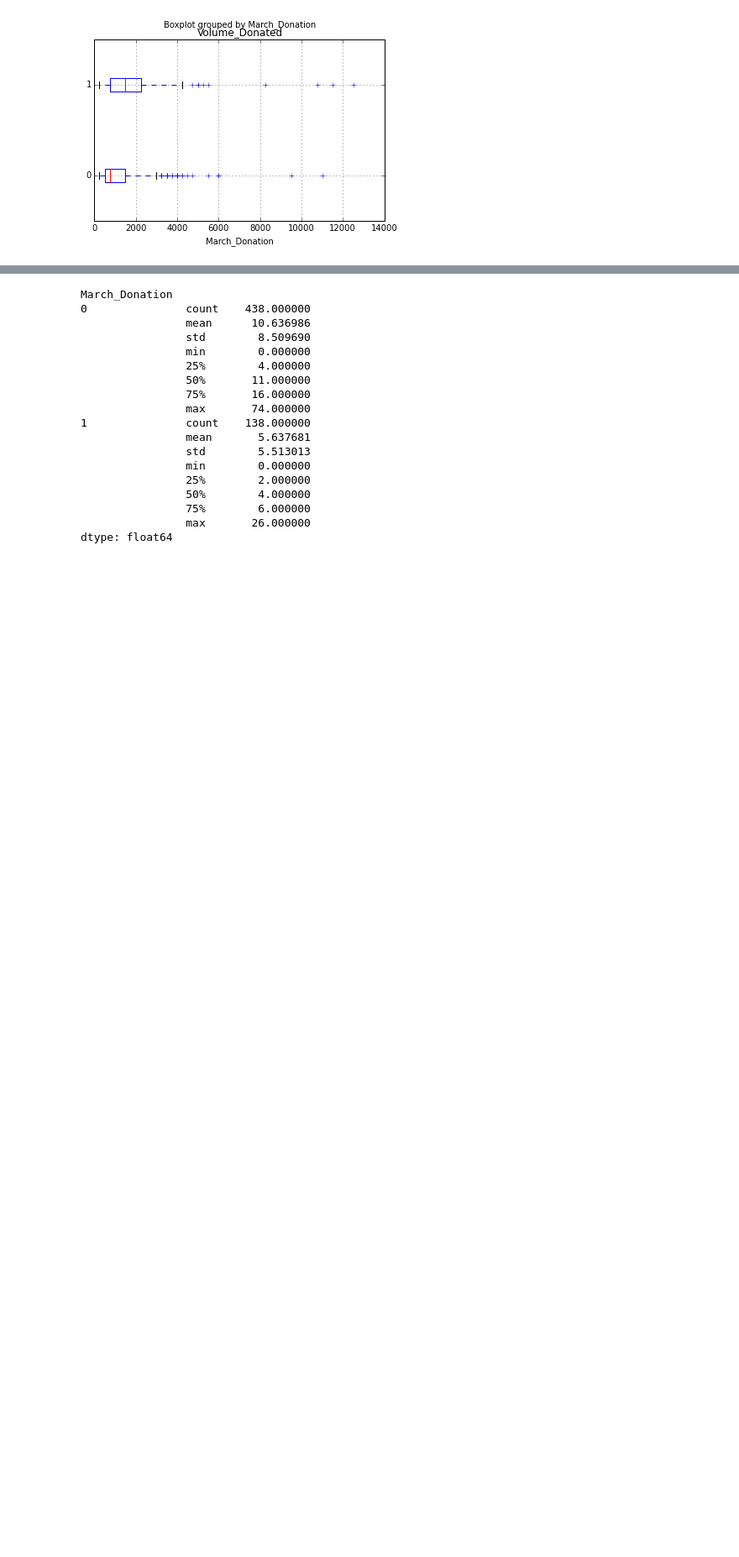
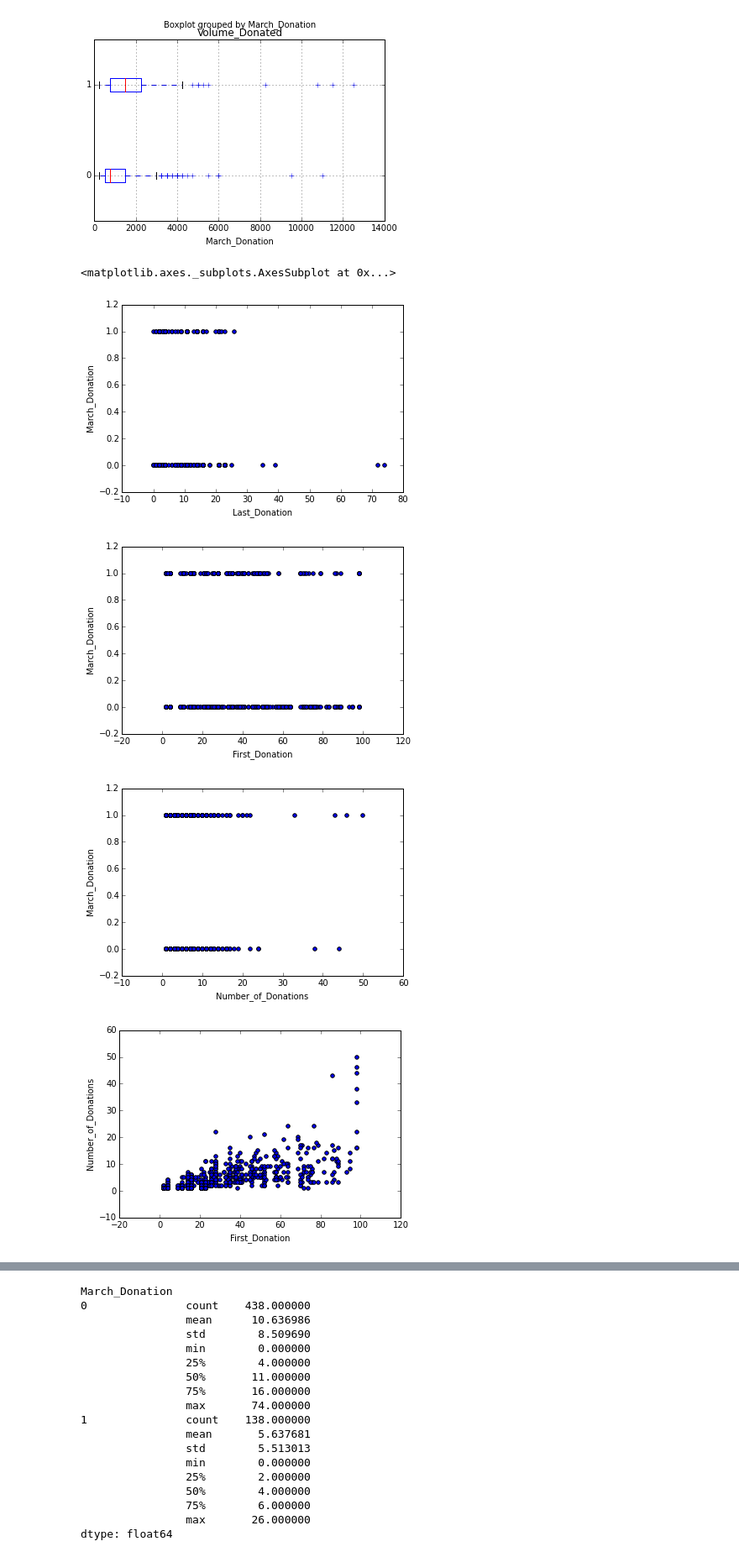
Before and after one commit to Reubenscube/rkproject, a Jupyter notebook: Descriptive_Statistics.ipynb, the cells around one changed output, grey strips where cells are left out. Shown at 84% size. Saved outputs shown, nothing was run; the diff lists cells and outputs as text; code cells hidden in the pictures; blank space fills up the shorter version.

```diff
--- a/Descriptive_Statistics.ipynb
+++ b/Descriptive_Statistics.ipynb
@@ -56,3 +56,16 @@ training_data.boxplot(column='Volume_Donated', by='March_Donation', vert=False)
 [figure]
 [figure]
 [figure]
+# %%
+training_data.plot(kind='scatter', x='Last_Donation', y='March_Donation')
+training_data.plot(kind='scatter', x='First_Donation', y='March_Donation')
+training_data.plot(kind='scatter', x='Number_of_Donations', y='March_Donation')
+training_data.plot(kind='scatter', x='First_Donation', y='Number_of_Donations')
+training_data.plot(kind='scatter', x='Last_Donation', y='Number_of_Donations')
+training_data.plot(kind='scatter', x='First_Donation', y='Last_Donation')
+# %% [output]
+<matplotlib.axes._subplots.AxesSubplot at 0x...>
+[figure, added]
+[figure, added]
+[figure, added]
+[figure, added]
```
Also changed, not shown: parts of 3 cells of this notebook, 27 other files.
